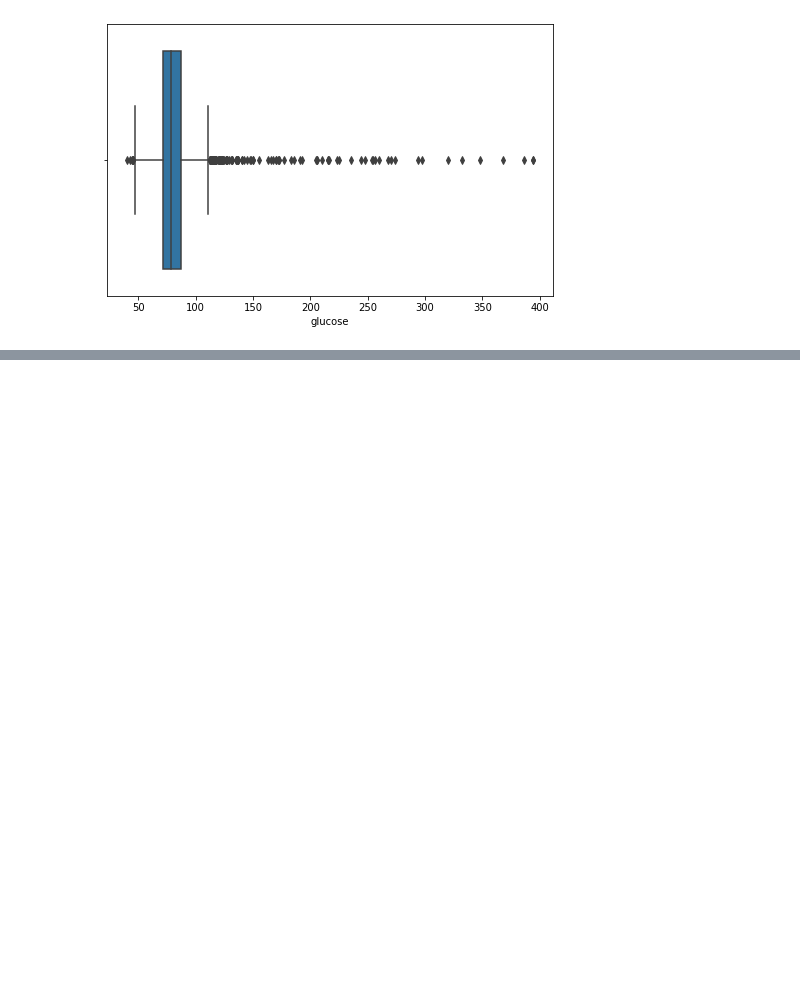
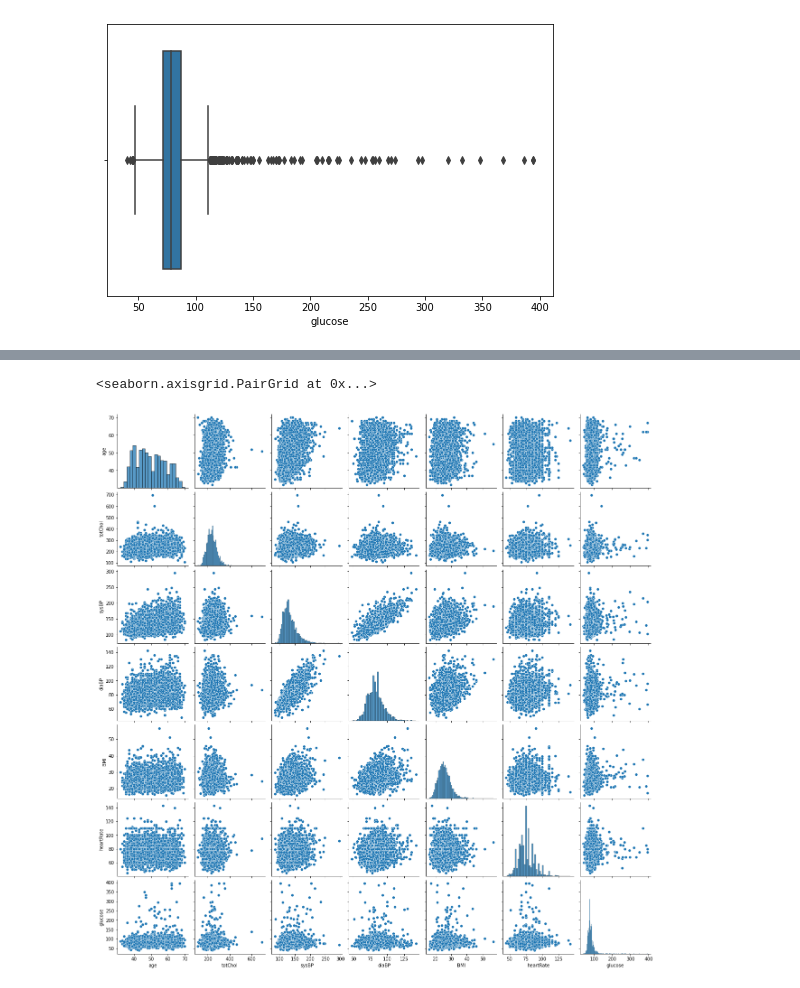
Before and after one commit to Shubhankitsirvaiya/Cardiovascular_classification, a Jupyter notebook: Capstone_1_.ipynb, the cells around one changed output, grey strips where cells are left out. Saved outputs shown, nothing was run; the diff lists cells and outputs as text; code cells hidden in the pictures; blank space fills up the shorter version.

```diff
--- a/Capstone_1_.ipynb
+++ b/Capstone_1_.ipynb
@@ -182,0 +184,5 @@ df.head()
+# %%
+sns.pairplot(df[num_cat])
+# %% [output]
+<seaborn.axisgrid.PairGrid at 0x...>
+[figure, added]
```
Also changed, not shown: parts of 18 cells of this notebook.
